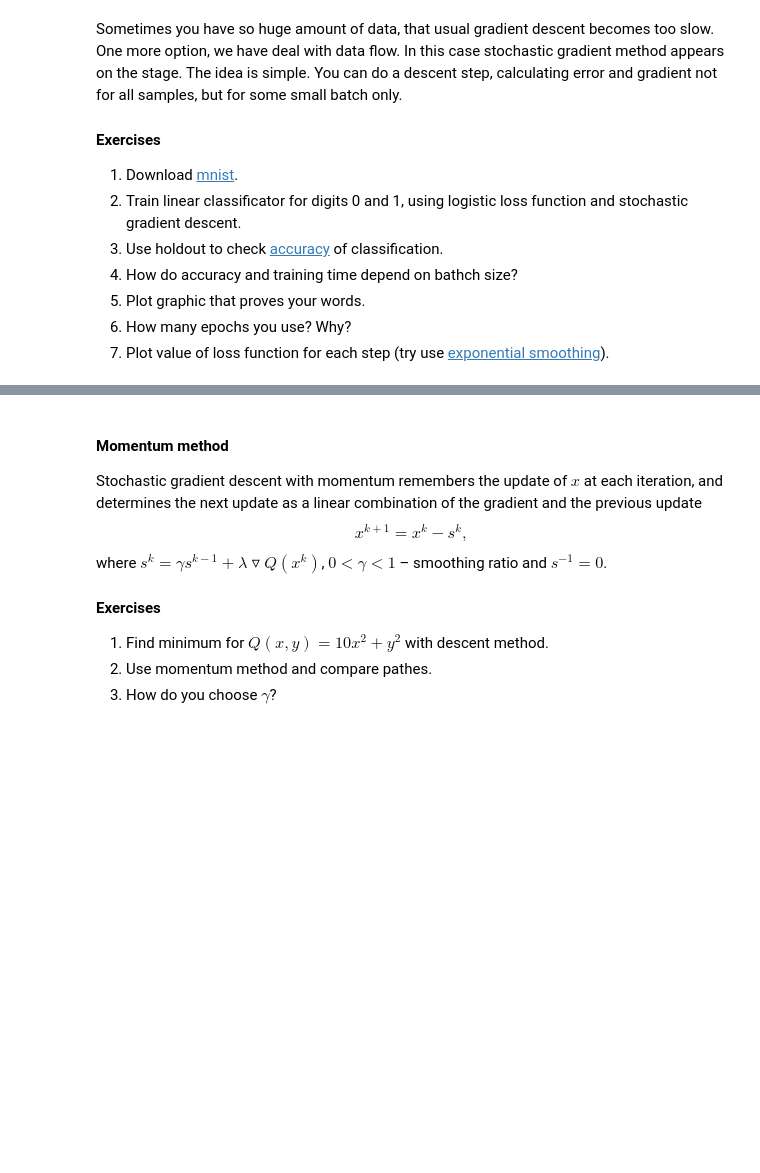
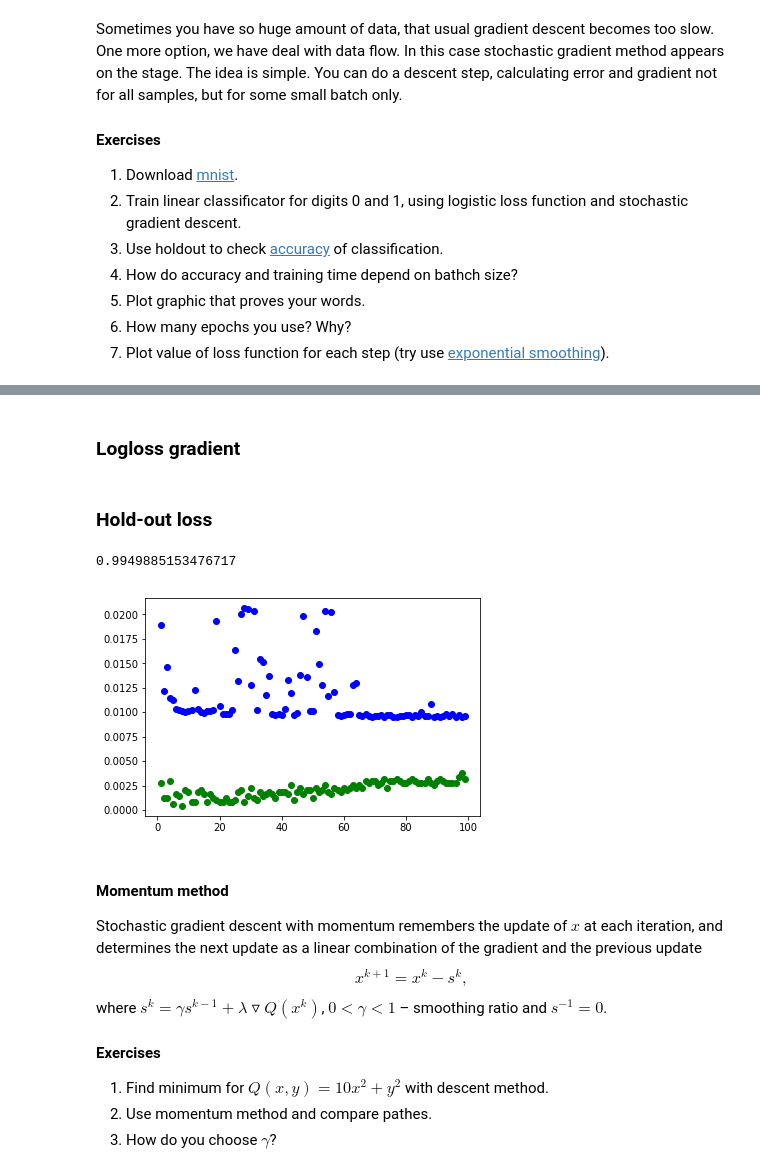
Before and after one commit to ahmados/renju, a Jupyter notebook: lab-1.ipynb, the cells around one changed output, grey strips where cells are left out. Saved outputs shown, nothing was run; the diff lists cells and outputs as text; code cells hidden in the pictures; blank space fills up the shorter version.

```diff
--- a/lab-1.ipynb
+++ b/lab-1.ipynb
@@ -556,0 +600,2 @@ Sometimes you have so huge amount of data, that usual gradient descent becomes t
+# %% [markdown]
+### Logloss gradient
@@ -556,0 +614,53 @@ Sometimes you have so huge amount of data, that usual gradient descent becomes t
+# %%
+def gradientStepForLogLoss(w, x, y, a):
+    #vectorized step in gradient descent
+    w = w - a * loggrad(w, x, y)
+#     print(w.shape)
+    return w
+# %%
+features = df.drop(['label'], axis=1)
+features = features.as_matrix()
+labels = df['label']
+labels = labels.as_matrix()
+# %%
+def LossBySizeOfBatch(x, y, n):
+    w = np.zeros((784, 1))
+    w = w[:, 0]
+    for i in range(int(4000 / n)):
+        w_next = gradientStepForLogLoss(w, x[(i * n):((i + 1) * n)], y[(i * n):((i + 1) * n)], a=1000)
+        w = w_next
+    return score(w, x[4011:8800], y[4011:8800])
+# %%
+w = np.zeros((784, 1))
+w = w[:, 0]
+for i in range(1, 10):
+#     print(logloss(w, features[((i - 1) * 4):((i) * 4)], labels[((i - 1) * 4):((i) * 4)]))
+    w_next = gradientStepForLogLoss(w, features[(i * 400):((i + 1) * 400)], labels[(i * 400):((i + 1) * 400)], a=100)
+    w = w_next
+# %% [markdown]
+### Hold-out loss
+# %%
+def score(w, x, y):
+    score = 0
+    ss = x @ w
+    for i in range(y.shape[0]):
+        if ((ss[i] * y[i]) <= 0):
+            score += 1
+    return (1 - (score/y.shape[0]))
+
+print (score(w, features[4011:8800], labels[4011:8800]))
+# %% [output]
+0.9949885153476717
+# %%
+import time as tt
+plt.figure()
+ns = np.arange(1, 100)
+for i in ns:
+    start = tt.time()
+    plt.plot(i, 1 - LossBySizeOfBatch(features, labels, i), 'go')
+    time_work = tt.time() - start
+    plt.plot(i, (time_work / 10), 'bo')
+plt.legend(bbox_to_anchor=(1.05, 1), loc=2, borderaxespad=0.)
+plt.show()
+# %% [output]
+[figure, added]
```
Also changed, not shown: parts of 27 cells of this notebook, 2 other files.
